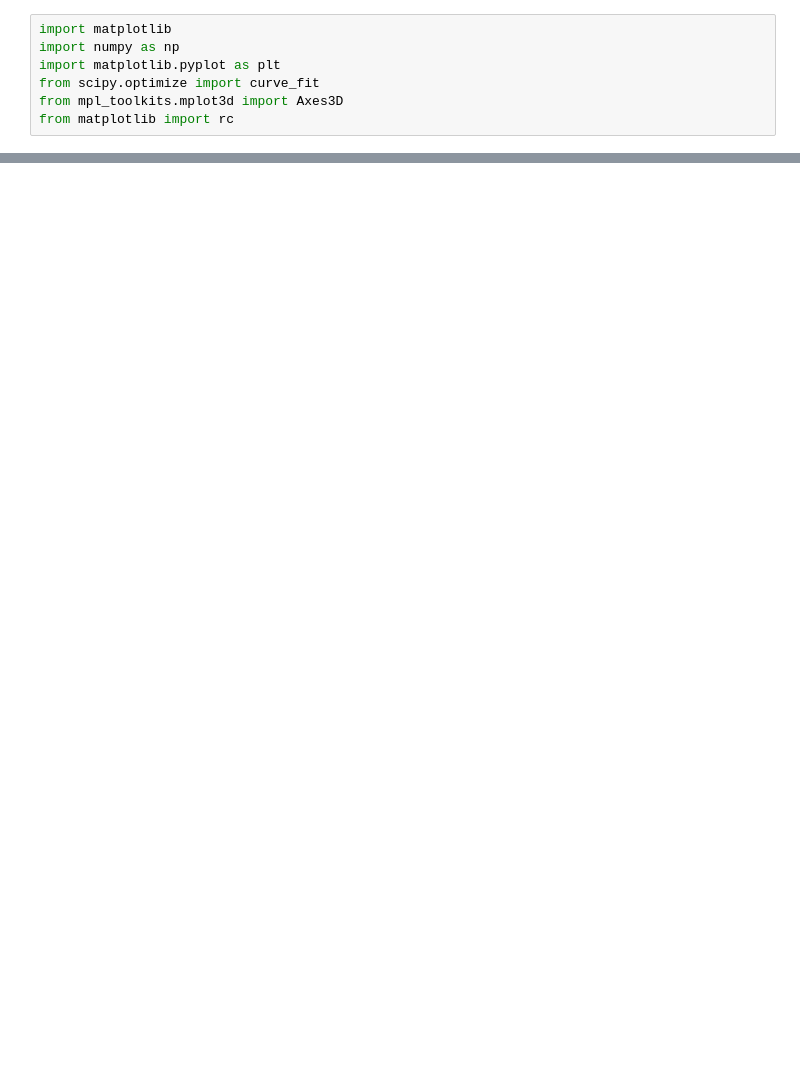
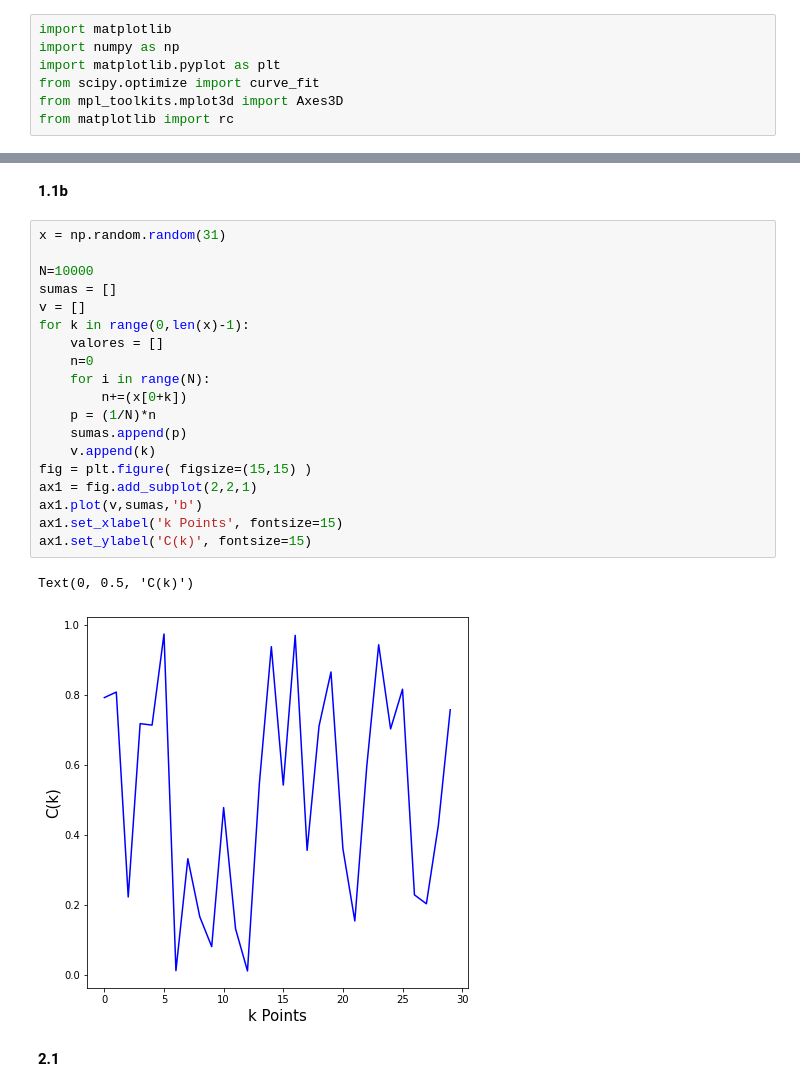
Before and after one commit to Grupo-Metodos-Johan-y-Benjamin/Semana8, a Jupyter notebook: Semana8_JohanGarcia_BenjaminMuñoz.ipynb, the cells around one changed output, grey strips where cells are left out. Cells and saved outputs as stored; diff of their text form; blank space fills up the shorter version.

```diff
--- a/Semana8_JohanGarcia_BenjaminMuñoz.ipynb
+++ b/Semana8_JohanGarcia_BenjaminMuñoz.ipynb
@@ -112,3 +50,29 @@ ValueError: x and y must have same first dimension, but have shapes (5,) and (4,
+# %% [markdown]
+**1.1b**
+# %%
+x = np.random.random(31)
+
+N=10000
+sumas = []
+v = []
+for k in range(0,len(x)-1):
+    valores = []
+    n=0
+    for i in range(N):
+        n+=(x[0+k])
+    p = (1/N)*n
+    sumas.append(p)
+    v.append(k)
+fig = plt.figure( figsize=(15,15) )
+ax1 = fig.add_subplot(2,2,1)
+ax1.plot(v,sumas,'b')
+ax1.set_xlabel('k Points', fontsize=15)
+ax1.set_ylabel('C(k)', fontsize=15)
+# %% [output]
+Text(0, 0.5, 'C(k)')
+[figure, added]
+# %% [markdown]
+**2.1**
 # %%
 import numpy as np
 import matplotlib.pyplot as plt
```
Also changed, not shown: parts of 5 cells of this notebook.
